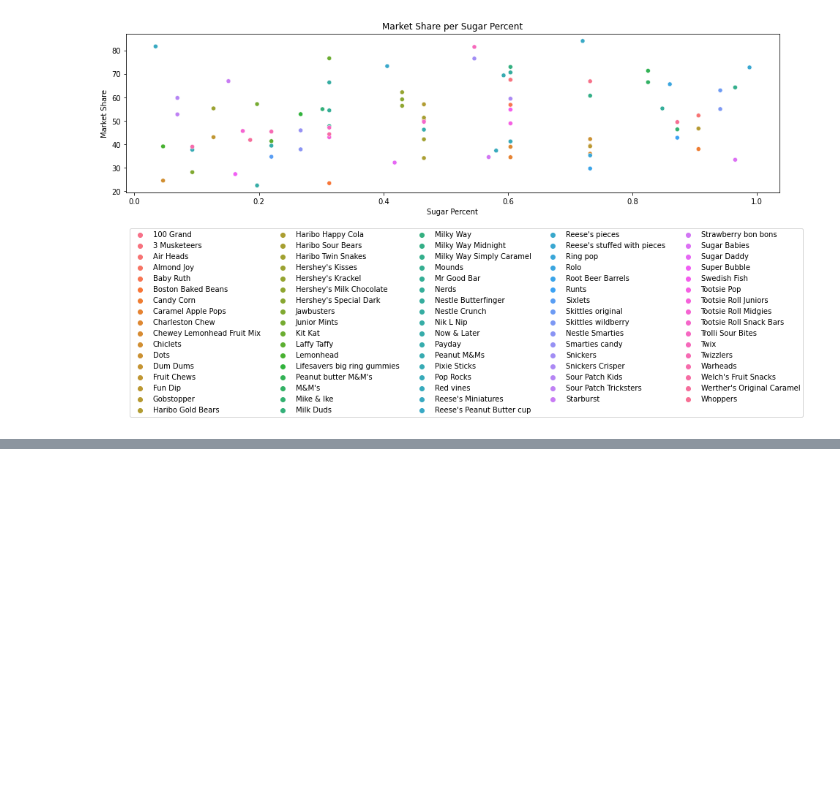
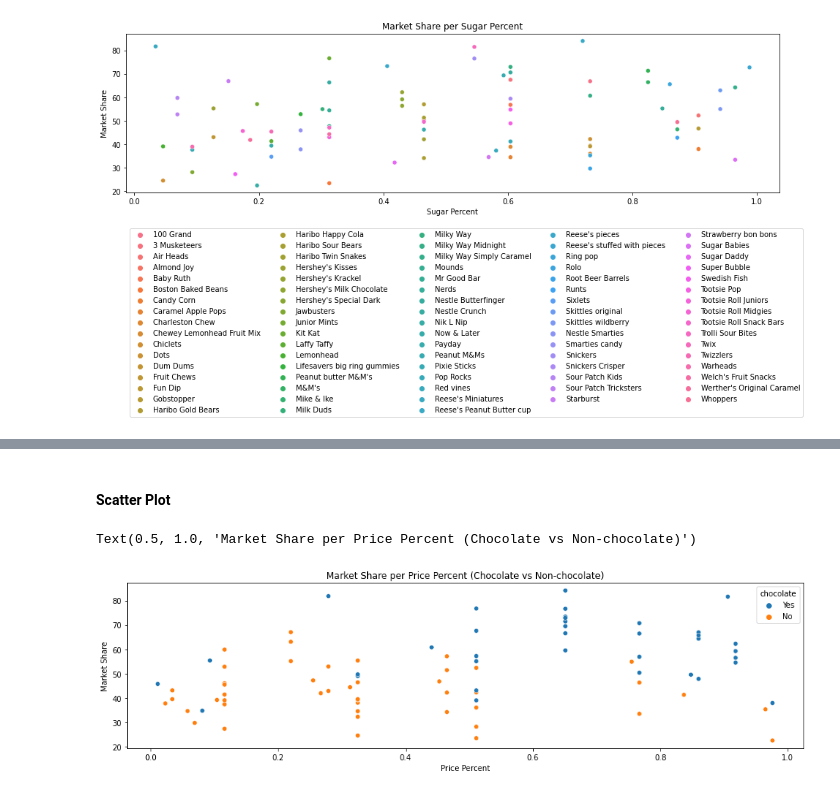
Before and after one commit to iobruno/kaggle-data-vis, a Jupyter notebook: notebooks/scatter_plots.ipynb, the cells around one changed output, grey strips where cells are left out. Cells and saved outputs as stored; diff of their text form; code cells hidden in the pictures; blank space fills up the shorter version.

```diff
--- a/notebooks/scatter_plots.ipynb
+++ b/notebooks/scatter_plots.ipynb
@@ -119,0 +134,14 @@ plt.legend(loc='upper left', bbox_to_anchor=(0, -0.2), ncol=5)
+# %% [markdown]
+#### Scatter Plot
+# %%
+plt.figure(figsize=(16, 4))
+sns.scatterplot(x=candy_df['pricepercent'],
+                y=candy_df['winpercent'],
+                hue=candy_df['chocolate'])
+
+plt.xlabel("Price Percent")
+plt.ylabel("Market Share")
+plt.title("Market Share per Price Percent (Chocolate vs Non-chocolate)")
+# %% [output]
+Text(0.5, 1.0, 'Market Share per Price Percent (Chocolate vs Non-chocolate)')
+[figure, added]
```
Also changed, not shown: parts of 11 cells of this notebook.
